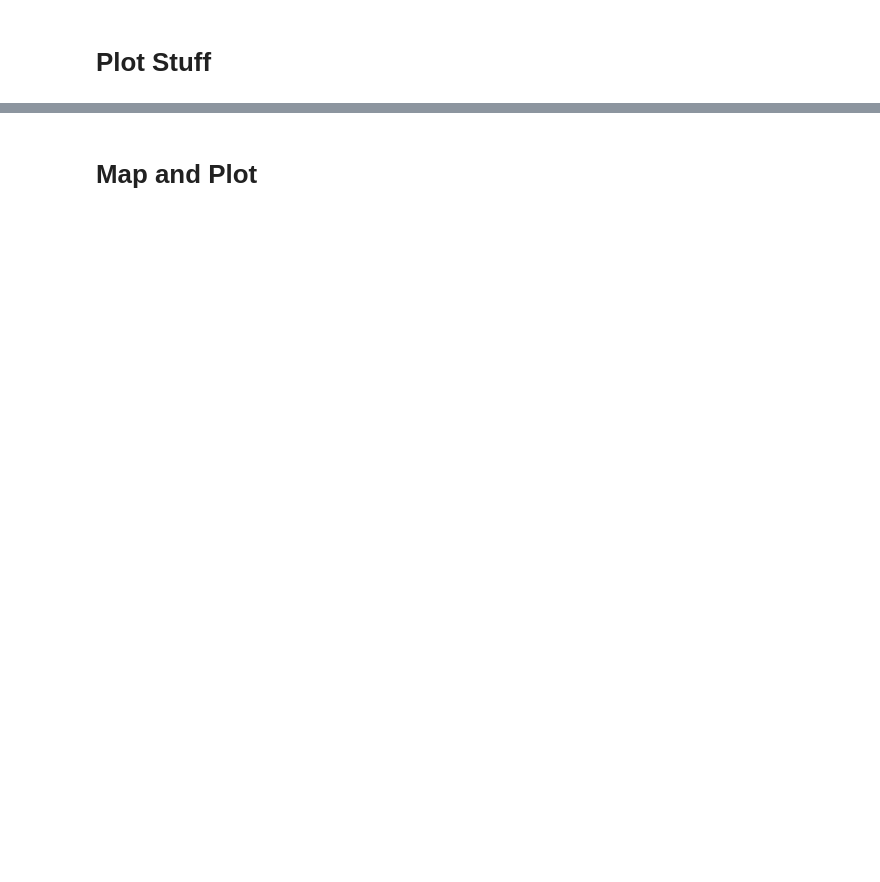
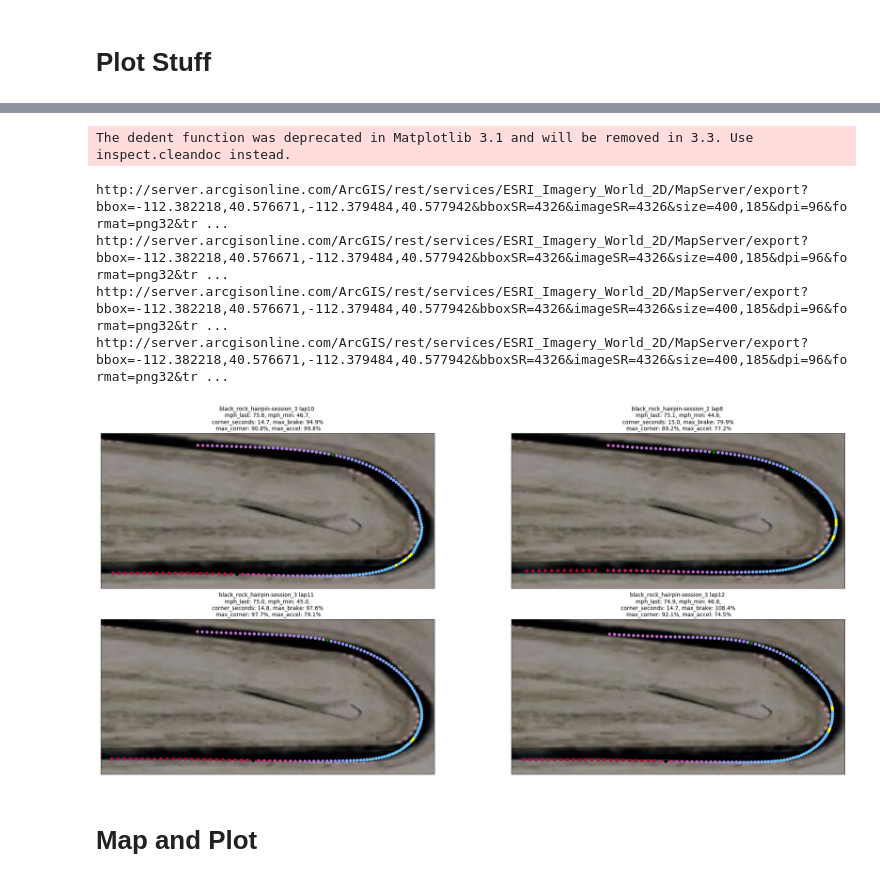
Before and after one commit to bruggles/racing_data, a Jupyter notebook: race_data.ipynb, the cells around one changed output, grey strips where cells are left out. Saved outputs shown, nothing was run; the diff lists cells and outputs as text; code cells hidden in the pictures; blank space fills up the shorter version.

```diff
--- a/race_data.ipynb
+++ b/race_data.ipynb
@@ -474,7 +546,8 @@ corner_times = rd_clean[rd_clean.lap_name.isin(lap_filter)].groupby('lap_corner'
                         'corner_name':'min',
                         'brake_perc':'max',
                         'corner_perc':'max',
-                        'accel_perc': 'max'}).reset_index()
+                        'accel_perc' :'max'
+                        }).reset_index()
 corner_times.columns = corner_times.columns.map('_'.join).str.strip('_')
 corner_times['corner_time'] = corner_times['lap_time_max'] - corner_times['lap_time_min']
 corner_times['corner_seconds'] = time_conv(corner_times['corner_time'])['seconds']
@@ -591,2 +600,72 @@ plt.show()
+# %%
+pre_vis_df_list = []
+vis_df_list = []
+vis_df_meta_list = []
+vis_meta_list = []
+vis_title_list = []
+
+if analysis_set.value == "Top 4":
+    vis_filter = corner_times[(corner_times[corner_rank.value] <=4) &
+                              (corner_times.corner_name_min == corner_nm.value)].sort_values(by=corner_rank.value)['lap_corner'].to_list()
+elif analysis_set.value == "Top and Bottom":
+    max_rank = corner_times[corner_rank.value].max()
+    vis_filter = corner_times[((corner_times[corner_rank.value] <=2) &
+                              (corner_times.corner_name_min == corner_nm.value)) |
+                             ((corner_times[corner_rank.value] >= max_rank-1) &
+                              (corner_times.corner_name_min == corner_nm.value))
+                              ].sort_values(by=corner_rank.value)['lap_corner'].to_list()
+for filt in vis_filter:
+    vis_df = rd_clean[rd_clean.lap_corner == filt].copy()
+    pre_vis_df_list.append(vis_df)
+    vis_df_meta = corner_times[corner_times.lap_corner == filt].copy()
+    vis_df_meta_list.append(vis_df_meta)
+    vis_title_list.append(vis_df_meta['lap_corner'].values[0])
+    vis_meta_list.append("mph_last: {:.1f}, mph_min: {:.1f}, \n corner_seconds: {:.1f}, max_brake: {:.1%} \n max_corner: {:.1%}, max_accel: {:.1%}".format(
+                             vis_df_meta['mph_last'].values[0],
+                              vis_df_meta['mph_min'].values[0],
+                              vis_df_meta['corner_seconds'].values[0],
+                              vis_df_meta['brake_perc_max'].values[0],
+                              vis_df_meta['corner_perc_max'].values[0],
+                              vis_df_meta['accel_perc_max'].values[0]
+                              ))
+
+#add gradients
+min_speed = pre_vis_df_list[0]['mph'].min()-5
+max_speed = pre_vis_df_list[0]['mph'].max()+5
+for df in pre_vis_df_list:
+    gradient_dict = gradients(df,'mph','brake_perc','corner_perc','accel_perc',min_speed,max_speed)
+    df['gradient'] = gradient_dict[gradient_type.value]
+    vis_df_list.append(df)
+
+#get map bounds and set parameters for map
+lat_min, lat_max, lon_min, lon_max = plot_bounds(vis_df_list[0]['latitude'],vis_df_list[0]['longitude'])
+axis_names = [[0,0],[0,1],[1,0],[1,1]]
+ratio = 1/((lat_max-lat_min)/(lon_max-lon_min))
+size = 14
+
+#start plotting
+fig, axs = plt.subplots(2,2, figsize=(size*ratio, size), dpi=80)
+
+for i,axis_names in enumerate(axis_names):
+    data = vis_df_list[i]
+    axs[axis_names[0],axis_names[1]].scatter(data['longitude'],data['latitude'], c=data['gradient'])
+    axs[axis_names[0],axis_names[1]].set_title("%s \n %s" % (vis_title_list[i],vis_meta_list[i]))
+    if internet.value == 'online':
+        map = Basemap(llcrnrlon=lon_min,urcrnrlon=lon_max,llcrnrlat=lat_min,urcrnrlat=lat_max,resolution = 'c', ax = axs[axis_names[0],axis_names[1]])
+        map.arcgisimage(service='ESRI_Imagery_World_2D', verbose= True)
+    else:
+        axs[axis_names[0],axis_names[1]].set_xlim([lon_min,lon_max])
+        axs[axis_names[0],axis_names[1]].set_ylim([lat_min,lat_max])
+        axs[axis_names[0],axis_names[1]].xaxis.set_visible(False)
+        axs[axis_names[0],axis_names[1]].yaxis.set_visible(False)
+
+plt.show()
+# %% [output]
+The dedent function was deprecated in Matplotlib 3.1 and will be removed in 3.3. Use inspect.cleandoc instead.
+http://server.arcgisonline.com/ArcGIS/rest/services/ESRI_Imagery_World_2D/MapServer/export?bbox=-112.382218,40.576671,-112.379484,40.577942&bboxSR=4326&imageSR=4326&size=400,185&dpi=96&format=png32&tr ...
+http://server.arcgisonline.com/ArcGIS/rest/services/ESRI_Imagery_World_2D/MapServer/export?bbox=-112.382218,40.576671,-112.379484,40.577942&bboxSR=4326&imageSR=4326&size=400,185&dpi=96&format=png32&tr ...
+http://server.arcgisonline.com/ArcGIS/rest/services/ESRI_Imagery_World_2D/MapServer/export?bbox=-112.382218,40.576671,-112.379484,40.577942&bboxSR=4326&imageSR=4326&size=400,185&dpi=96&format=png32&tr ...
+http://server.arcgisonline.com/ArcGIS/rest/services/ESRI_Imagery_World_2D/MapServer/export?bbox=-112.382218,40.576671,-112.379484,40.577942&bboxSR=4326&imageSR=4326&size=400,185&dpi=96&format=png32&tr ...
+[figure, added]
 # %% [markdown]
 # Map and Plot
```
Also changed, not shown: parts of 20 cells of this notebook, 6 other files.
